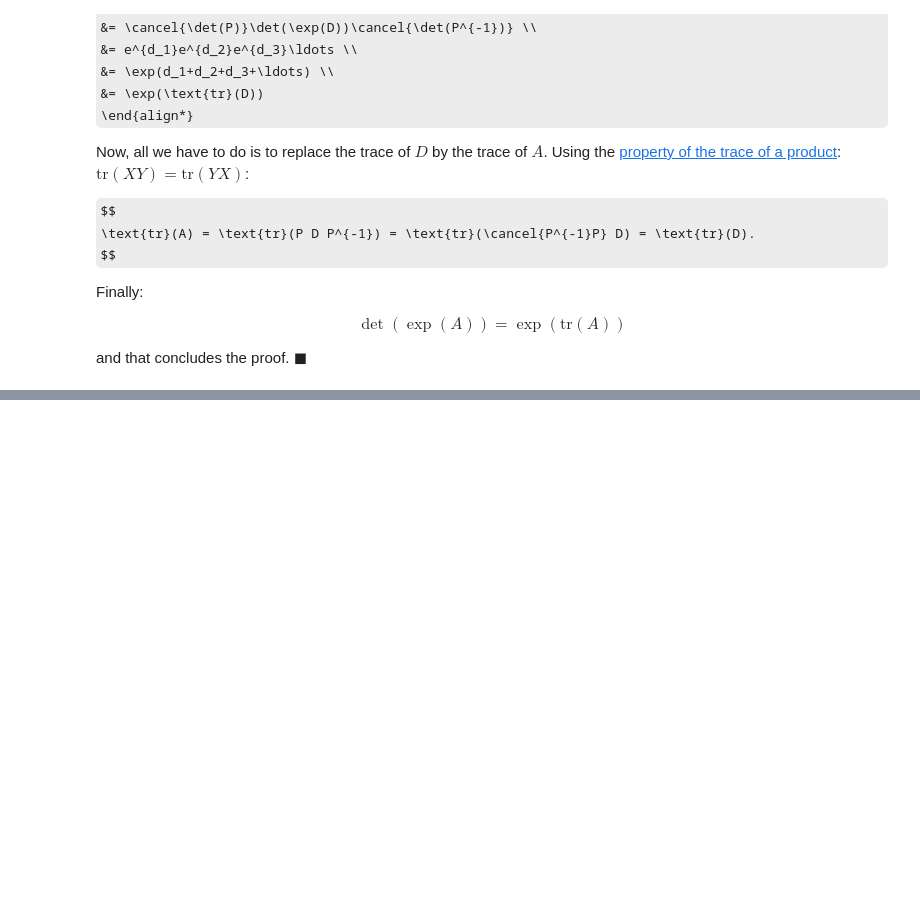
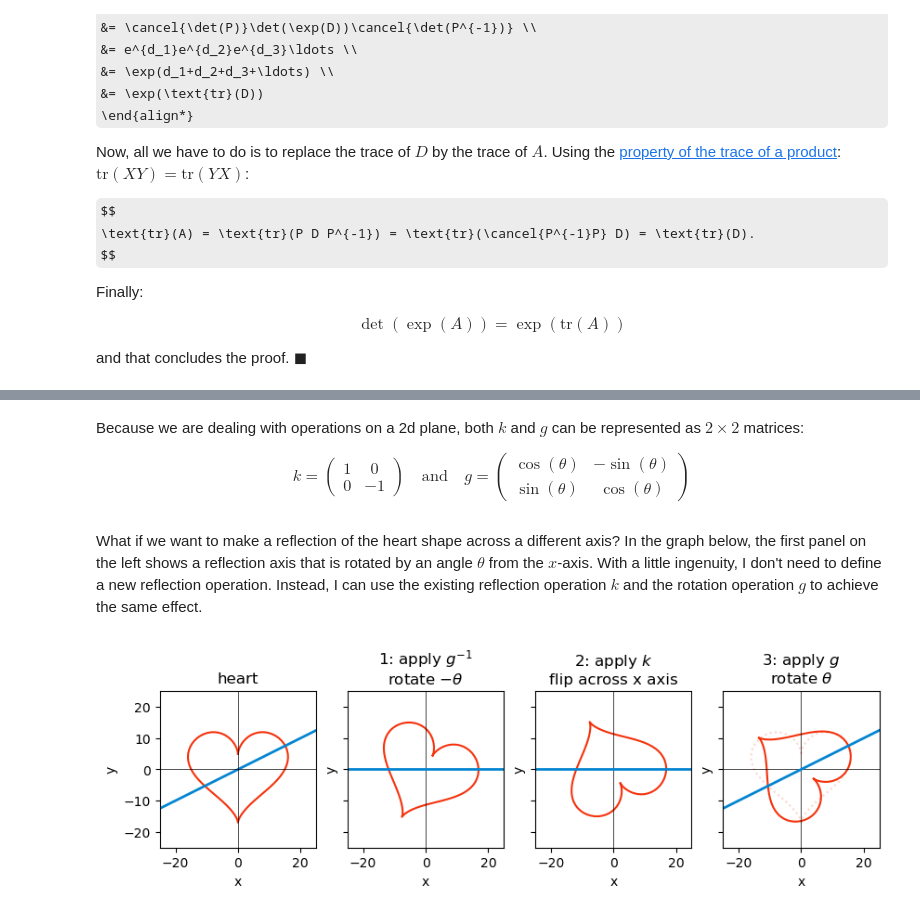
Before and after one commit to yairmau/mishmash, a Jupyter notebook: lie_algebra/basic_properties.ipynb, the cells around one changed output, grey strips where cells are left out. Drawn from its saved outputs; the diff is of its cells as text; code cells hidden in the pictures; some formulas as TeX source; blank space fills up the shorter version.

```diff
--- a/lie_algebra/basic_properties.ipynb
+++ b/lie_algebra/basic_properties.ipynb
@@ -84,0 +166,51 @@ and that concludes the proof. $\blacksquare$
+# %% [markdown]
+Because we are dealing with operations on a 2d plane, both $k$ and $g$ can be represented as $2\times2$ matrices:
+
+$$
+k =
+\begin{pmatrix}
+1 & 0 \\
+0 & -1
+\end{pmatrix}
+\quad\text{and}\quad
+g =
+\begin{pmatrix}
+\cos(\theta) & -\sin(\theta) \\
+\sin(\theta) & \cos(\theta)
+\end{pmatrix}
+$$
+# %% [markdown]
+What if we want to make a reflection of the heart shape across a different axis? In the graph below, the first panel on the left shows a reflection axis that is rotated by an angle $\theta$ from the $x$-axis. With a little ingenuity, I don't need to define a new reflection operation. Instead, I can use the existing reflection operation $k$ and the rotation operation $g$ to achieve the same effect.
+# %%
+#| code-summary: conjugation of k and g applied to a heart shape
+fig, ax = plt.subplots(1, 4, sharey=True, figsize=(10, 3))
+ax[0].plot(heart[0], heart[1], color=red)
+ax[0].plot(oblique_axis[0], oblique_axis[1], color=blue, lw=2)
+ax[0].axhline(0, color='black', lw=0.5)
+ax[0].axvline(0, color='black', lw=0.5)
+ax[0].set_aspect('equal')
+ax[0].set(xlabel='x', ylabel='y', title='heart', xlim=x_oblique_axis, ylim=x_oblique_axis)
+
+ax[1].plot(heart_minus_theta[0], heart_minus_theta[1], color=red)
+ax[1].axhline(0, color='black', lw=0.5)
+ax[1].axvline(0, color='black', lw=0.5)
+ax[1].plot(oblique_axis_minus_theta[0], oblique_axis_minus_theta[1], color=blue, lw=2)
+ax[1].set_aspect('equal')
+ax[1].set(xlabel='x', ylabel='y', title=r'1: apply $g^{-1}$' + "\n" + r'rotate $-\theta$', xlim=x_oblique_axis, ylim=x_oblique_axis)
+
+ax[2].plot(heart_minus_theta_flipped[0], heart_minus_theta_flipped[1], color=red)
+ax[2].axhline(0, color='black', lw=0.5)
+ax[2].axvline(0, color='black', lw=0.5)
+ax[2].plot(oblique_axis_minus_theta[0], oblique_axis_minus_theta[1], color=blue, lw=2)
+ax[2].set(xlabel='x', ylabel='y', title=r'2: apply $k$' + "\n" + r'flip across x axis', xlim=x_oblique_axis, ylim=x_oblique_axis)
+ax[2].set_aspect('equal')
+
+ax[3].plot(heart_minus_theta_flipped_plus_theta[0], heart_minus_theta_flipped_plus_theta[1], color=red)
+ax[3].plot(heart[0], heart[1], color=red, alpha=0.2, ls=":")
+ax[3].axhline(0, color='black', lw=0.5)
+ax[3].axvline(0, color='black', lw=0.5)
+ax[3].plot(oblique_axis_minus_theta_plus_theta[0], oblique_axis_minus_theta_plus_theta[1], color=blue, lw=2)
+ax[3].set(xlabel='x', ylabel='y', title=r'3: apply $g$' + "\n" + r'rotate $\theta$', xlim=x_oblique_axis, ylim=x_oblique_axis)
+ax[3].set_aspect('equal');
+# %% [output]
+[figure, added]
```
Also changed, not shown: parts of 8 cells of this notebook, 31 other files.
